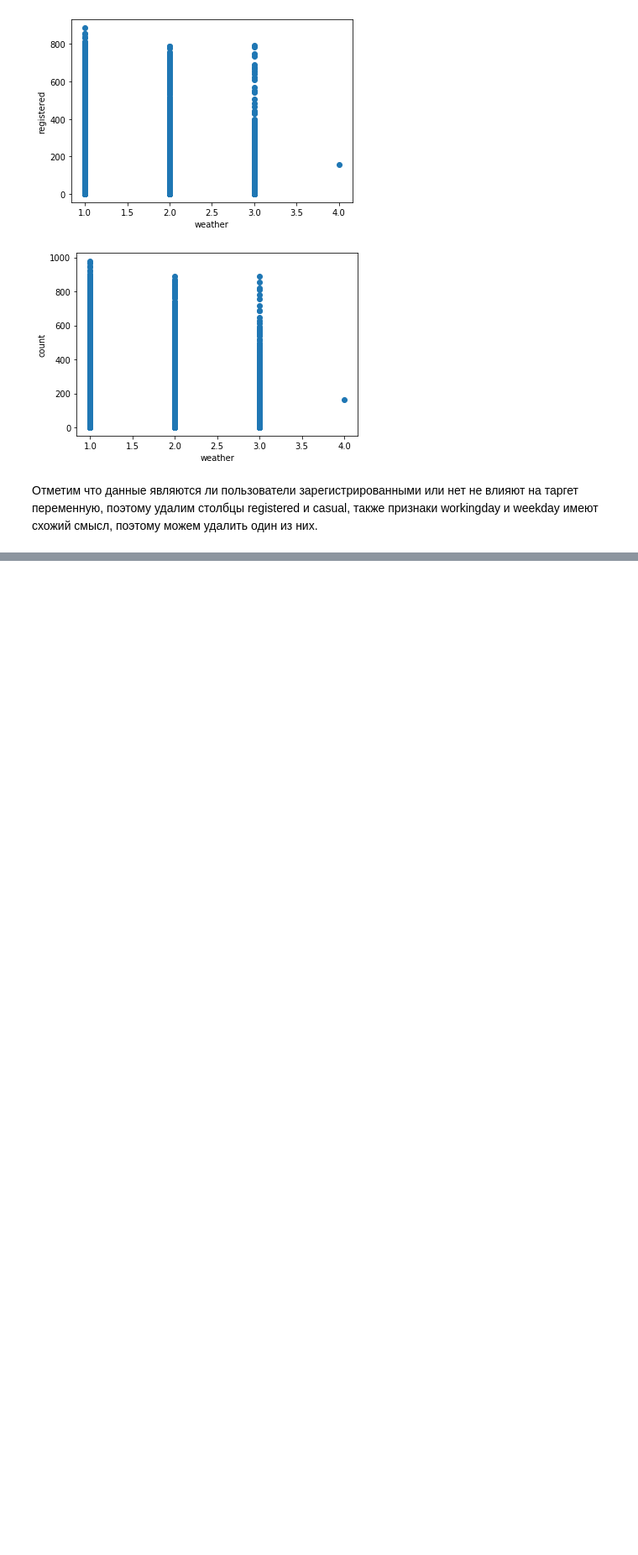
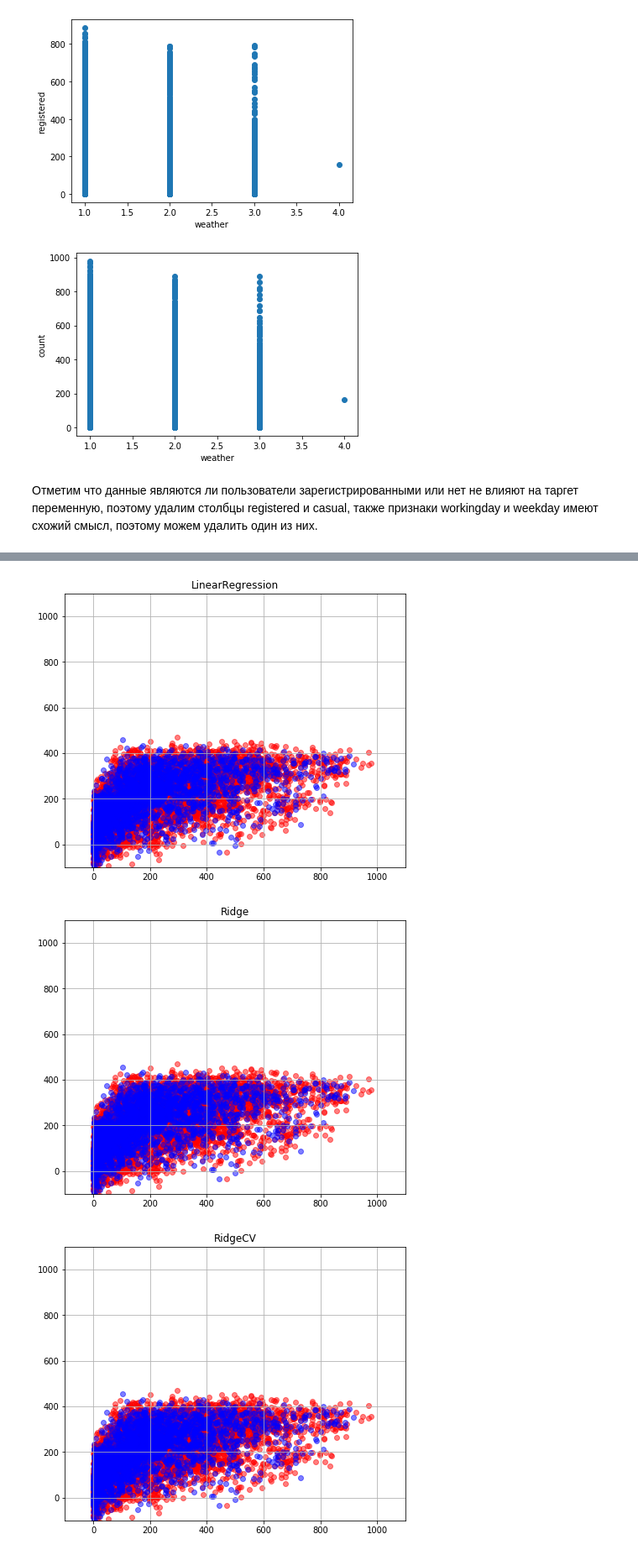
Before and after one commit to EdKsenia/AnalysisSem, a Jupyter notebook: Analis.ipynb, the cells around one changed output, grey strips where cells are left out. Shown at 84% size. Saved outputs shown, nothing was run; the diff lists cells and outputs as text; code cells hidden in the pictures; blank space fills up the shorter version.

Commit message:
Add result

```diff
--- a/Analis.ipynb
+++ b/Analis.ipynb
@@ -521,0 +343,4 @@ output.head()
+# %%
+# X = train.drop(['datetime','weekday','count', 'casual', 'registered'], axis = 1)
+X = train.drop(['count', 'casual', 'registered'], axis = 1)
+Y = train['count'].values
@@ -521,0 +367,24 @@ output.head()
+# %%
+# Выпишем модели регрессси, которые хотим использовать
+regressions = {}
+regressions["LinearRegression"] = LinearRegression()
+regressions["Ridge"]  = Ridge()
+regressions["RidgeCV"]   = RidgeCV()
+regressions["ElasticNet"]  = ElasticNet()
+# regressions["Lars"]  = Lars()
+regressions["Lasso"]  = Lasso()
+regressions["AdaBoostRegressor"] = AdaBoostRegressor()
+regressions["BaggingRegressor"] = BaggingRegressor()
+regressions["ExtraTreesRegressor"] = ExtraTreesRegressor()
+regressions["GradientBoostingRegressor"]  = GradientBoostingRegressor()
+regressions["RandomForestRegressor"]    = RandomForestRegressor()
+regressions["DecisionTreeRegressor"]    = DecisionTreeRegressor()
+# %%
+regResult = []
+models = []
+for name in regressions:
+    model = regressions[name]
+    res = cross_val_score(model, train_data, train_labels)
+    regResult.append(res)
+    models.append(name)
+    print("{}: {}, {}".format(name, round(res.mean(), 3), round(res.std(), 3)))
@@ -521,0 +582,4 @@ output.head()
+# %%
+for name in estimators:
+    estimators[name].fit(np.array(train_data), train_labels)
+    print("{}: {}, {}".format(name, estimators[name].score(train_data, train_labels), metrics.mean_absolute_error(test_labels, estimators[name].predict(np.array(test_data)))))
@@ -521,0 +606,14 @@ output.head()
+# %%
+for name in estimators:
+    pylab.figure(figsize = (16, 6))
+    pylab.subplot(1, 2, 2)
+    pylab.grid(True)
+    pylab.xlim(-100, 1100)
+    pylab.ylim(-100, 1100)
+    pylab.scatter(train_labels, estimators[name].predict(np.array(train_data)), alpha = 0.5, color = 'red')
+    pylab.scatter(test_labels, estimators[name].predict(np.array(test_data)), alpha = 0.5, color = 'blue')
+    pylab.title(name)
+# %% [output]
+[figure, added]
+[figure, added]
+[figure, added]
```
Also changed, not shown: parts of 60 cells of this notebook.
